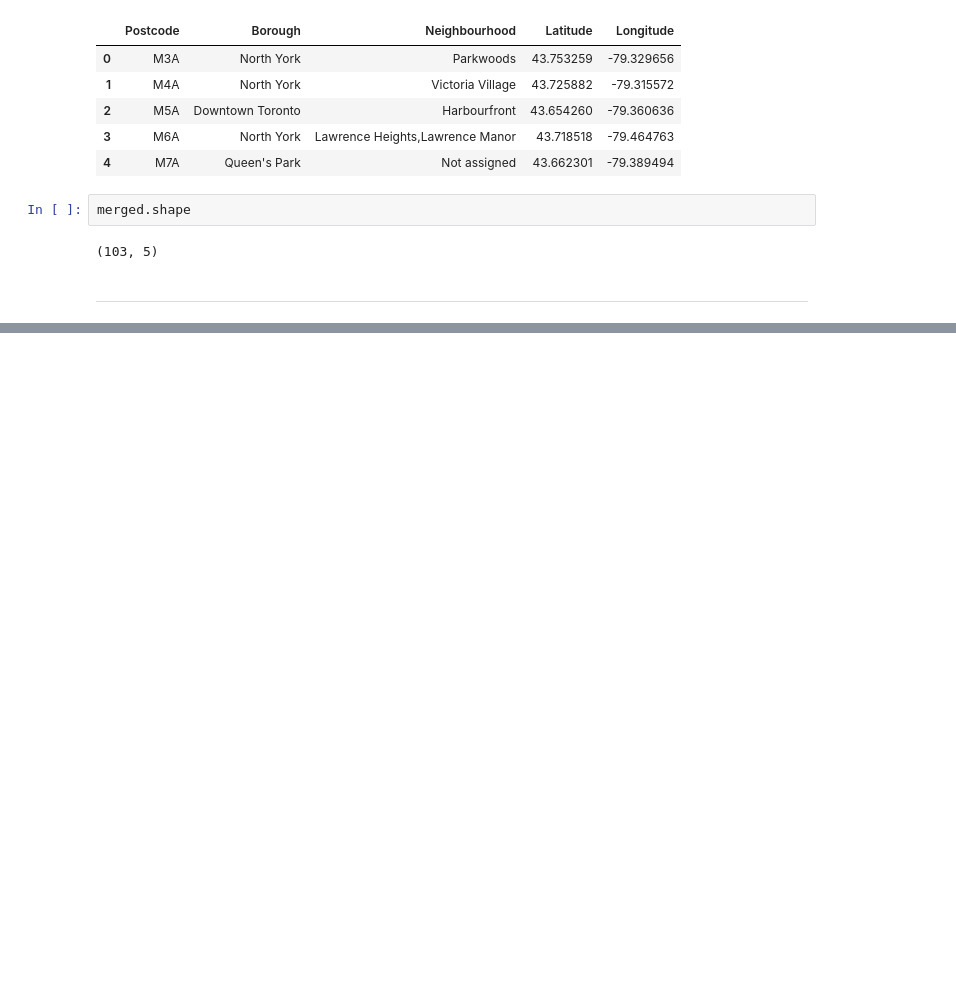
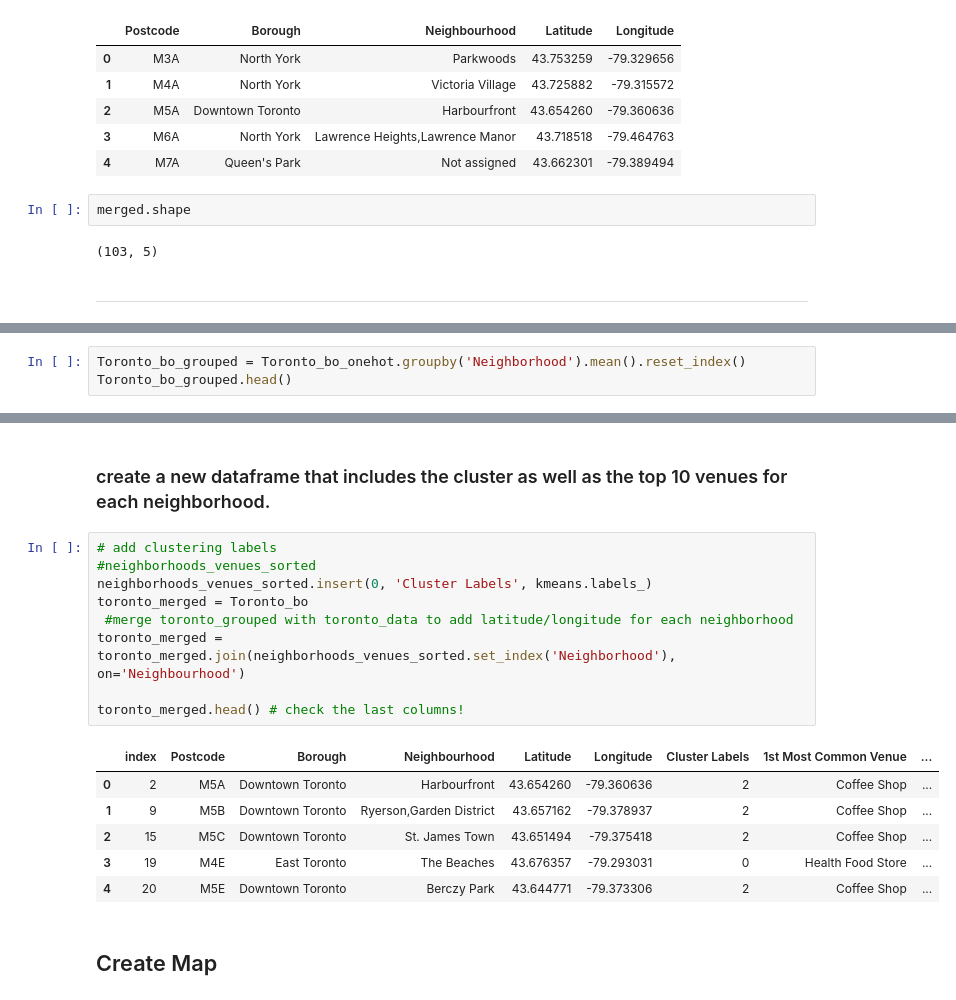
Before and after one commit to Rom-Code/Coursera_Capstone, a Jupyter notebook: Neighborhoods in Toronto.ipynb, the cells around one changed output, grey strips where cells are left out. Cells and saved outputs as stored; diff of their text form; blank space fills up the shorter version.

```diff
--- a/Neighborhoods in Toronto.ipynb
+++ b/Neighborhoods in Toronto.ipynb
@@ -272,0 +591,3 @@ merged.shape
+# %%
+Toronto_bo_grouped = Toronto_bo_onehot.groupby('Neighborhood').mean().reset_index()
+Toronto_bo_grouped.head()
@@ -272,0 +689,20 @@ merged.shape
+# %% [markdown]
+### create a new dataframe that includes the cluster as well as the top 10 venues for each neighborhood.
+# %%
+# add clustering labels
+#neighborhoods_venues_sorted
+neighborhoods_venues_sorted.insert(0, 'Cluster Labels', kmeans.labels_)
+toronto_merged = Toronto_bo
+ #merge toronto_grouped with toronto_data to add latitude/longitude for each neighborhood
+toronto_merged = toronto_merged.join(neighborhoods_venues_sorted.set_index('Neighborhood'), on='Neighbourhood')
+
+toronto_merged.head() # check the last columns!
+# %% [output]
+|  | index | Postcode | Borough | Neighbourhood | Latitude | Longitude | Cluster Labels | 1st Most Common Venue | ... |
+| 0 | 2 | M5A | Downtown Toronto | Harbourfront | 43.654260 | -79.360636 | 2 | Coffee Shop | ... |
+| 1 | 9 | M5B | Downtown Toronto | Ryerson,Garden District | 43.657162 | -79.378937 | 2 | Coffee Shop | ... |
+| 2 | 15 | M5C | Downtown Toronto | St. James Town | 43.651494 | -79.375418 | 2 | Coffee Shop | ... |
+| 3 | 19 | M4E | East Toronto | The Beaches | 43.676357 | -79.293031 | 0 | Health Food Store | ... |
+| 4 | 20 | M5E | Downtown Toronto | Berczy Park | 43.644771 | -79.373306 | 2 | Coffee Shop | ... |
+# %% [markdown]
+## Create Map
```
Also changed, not shown: parts of 50 cells of this notebook.
